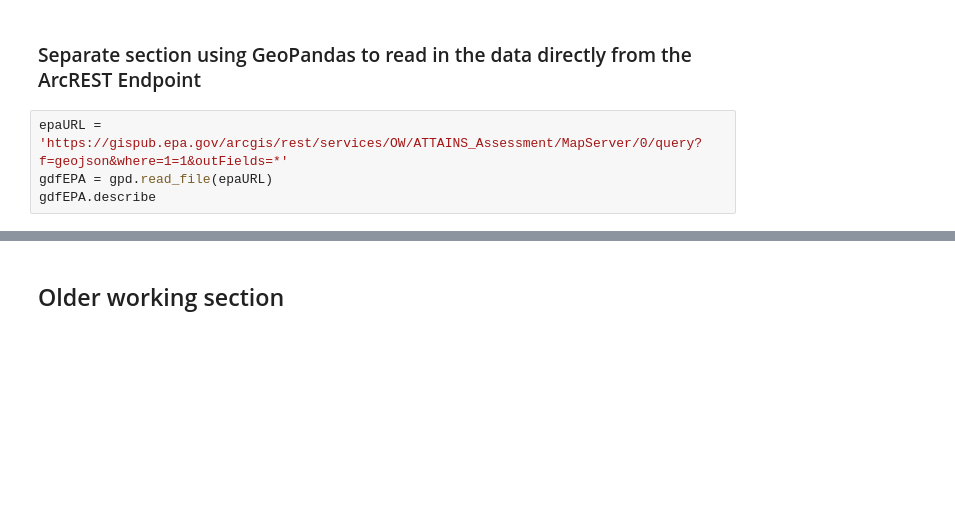
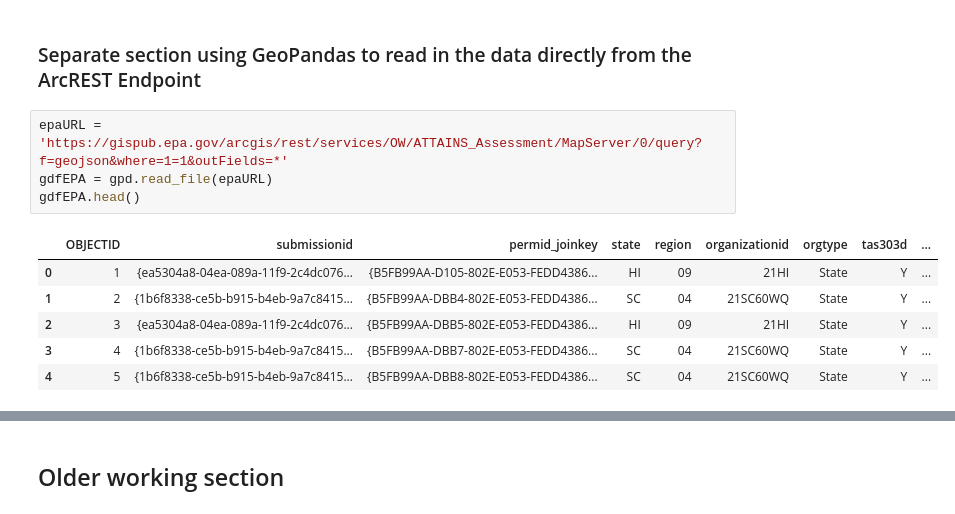
Before and after one commit to Location-Artistry/ColabNotebooks, a Jupyter notebook: GOV_DATA_EXPLORER.ipynb, the cells around one changed output, grey strips where cells are left out. Saved outputs shown, nothing was run; the diff lists cells and outputs as text; blank space fills up the shorter version.

```diff
--- a/GOV_DATA_EXPLORER.ipynb
+++ b/GOV_DATA_EXPLORER.ipynb
@@ -159,4 +218,11 @@ layerSer.getInfo()
 # %%
 epaURL = 'https://gispub.epa.gov/arcgis/rest/services/OW/ATTAINS_Assessment/MapServer/0/query?f=geojson&where=1=1&outFields=*'
 gdfEPA = gpd.read_file(epaURL)
-gdfEPA.describe
+gdfEPA.head()
+# %% [output]
+|  | OBJECTID | submissionid | permid_joinkey | state | region | organizationid | orgtype | tas303d | ... |
+| 0 | 1 | {ea5304a8-04ea-089a-11f9-2c4dc076... | {B5FB99AA-D105-802E-E053-FEDD4386... | HI | 09 | 21HI | State | Y | ... |
+| 1 | 2 | {1b6f8338-ce5b-b915-b4eb-9a7c8415... | {B5FB99AA-DBB4-802E-E053-FEDD4386... | SC | 04 | 21SC60WQ | State | Y | ... |
+| 2 | 3 | {ea5304a8-04ea-089a-11f9-2c4dc076... | {B5FB99AA-DBB5-802E-E053-FEDD4386... | HI | 09 | 21HI | State | Y | ... |
+| 3 | 4 | {1b6f8338-ce5b-b915-b4eb-9a7c8415... | {B5FB99AA-DBB7-802E-E053-FEDD4386... | SC | 04 | 21SC60WQ | State | Y | ... |
+| 4 | 5 | {1b6f8338-ce5b-b915-b4eb-9a7c8415... | {B5FB99AA-DBB8-802E-E053-FEDD4386... | SC | 04 | 21SC60WQ | State | Y | ... |
```
Also changed, not shown: parts of 7 cells of this notebook.
